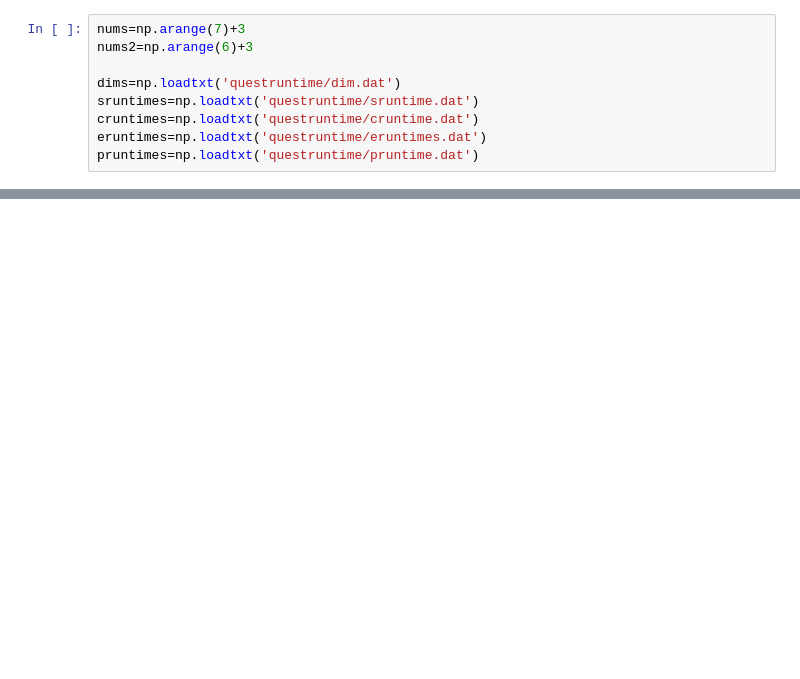
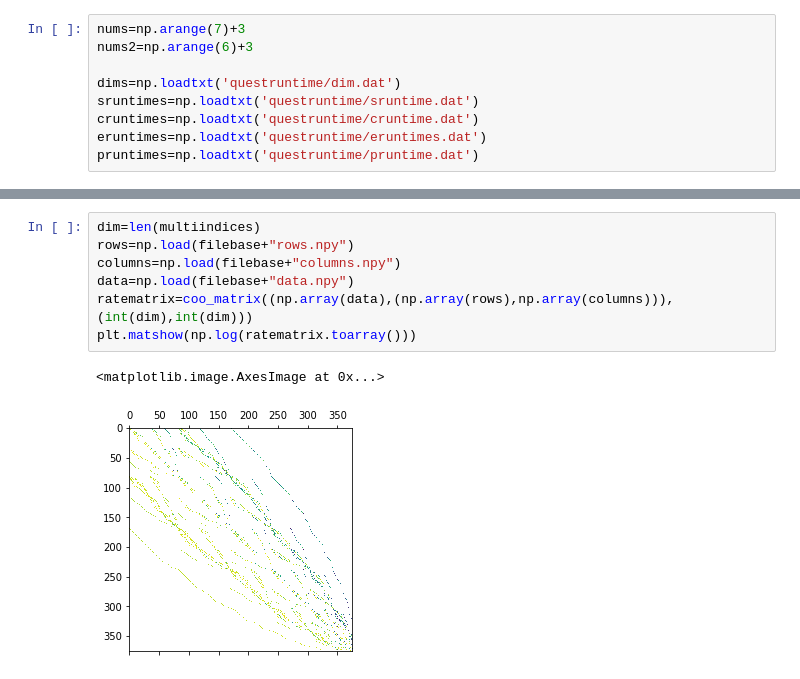
Before and after one commit to znicolaou/ratematrix, a Jupyter notebook: plots.ipynb, the cells around one changed output, grey strips where cells are left out. Saved outputs shown, nothing was run; the diff lists cells and outputs as text; blank space fills up the shorter version.

```diff
--- a/plots.ipynb
+++ b/plots.ipynb
@@ -65,0 +71,10 @@ plt.semilogx(times,np.sum(propogate.dot(np.diag(pressures)),axis=1))
+# %%
+dim=len(multiindices)
+rows=np.load(filebase+"rows.npy")
+columns=np.load(filebase+"columns.npy")
+data=np.load(filebase+"data.npy")
+ratematrix=coo_matrix((np.array(data),(np.array(rows),np.array(columns))),(int(dim),int(dim)))
+plt.matshow(np.log(ratematrix.toarray()))
+# %% [output]
+<matplotlib.image.AxesImage at 0x...>
+[figure, added]
```
Also changed, not shown: parts of 6 cells of this notebook, 1 other file.
